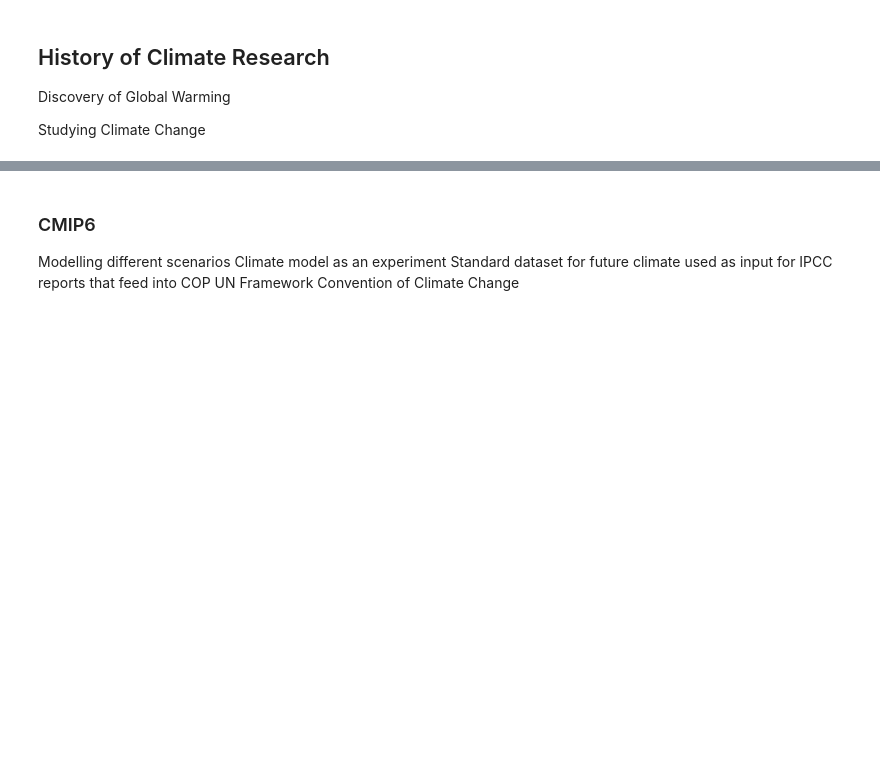
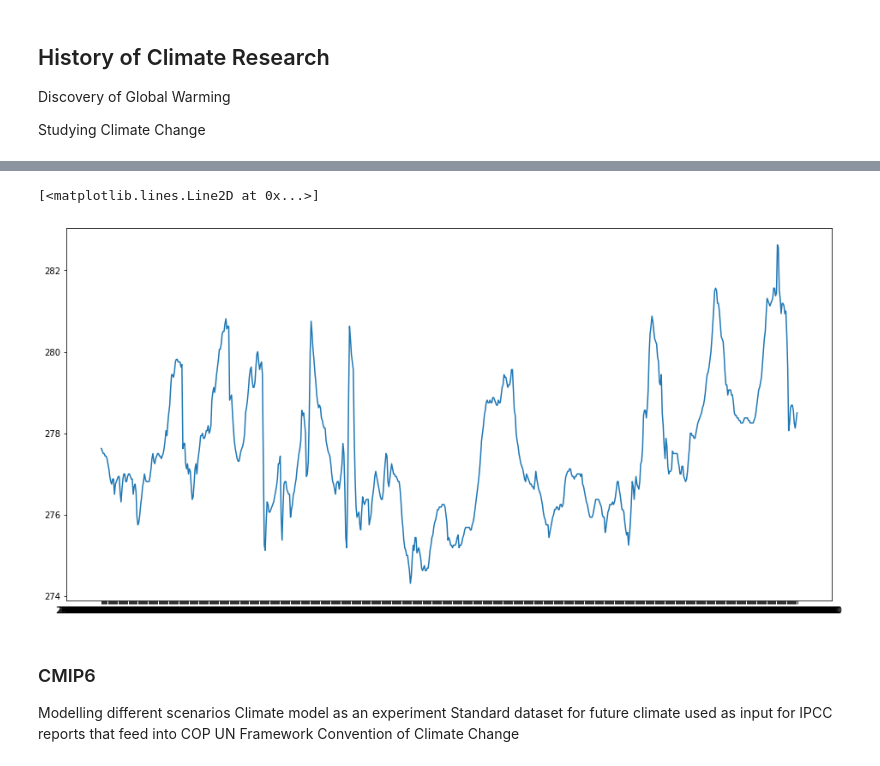
Before and after one commit to informatics-lab/UsingClimateData, a Jupyter notebook: 01_introduction_to_climate_change.ipynb, the cells around one changed output, grey strips where cells are left out. Cells and saved outputs as stored; diff of their text form; code cells hidden in the pictures; blank space fills up the shorter version.

```diff
--- a/01_introduction_to_climate_change.ipynb
+++ b/01_introduction_to_climate_change.ipynb
@@ -48,0 +140,2 @@ The other source is climate climate simulations. As a starting point we use clim
+# %%
+temp_ts = temp_201901[current_var][:, 180, 720].to_iris()
@@ -49,3 +178,10 @@ The other source is climate climate simulations. As a starting point we use clim
+# %%
+fig1 = matplotlib.pyplot.figure(figsize=(16,8))
+ax1 = fig1.add_subplot(1,1,1)
+ax1.plot([str(i1.point) for i1 in temp_ts.coord('time').cells()], temp_ts.data.data)
+# %% [output]
+[<matplotlib.lines.Line2D at 0x...>]
+[figure, added]
 # %% [markdown]
 ### CMIP6
 
```
Also changed, not shown: parts of 24 cells of this notebook.
